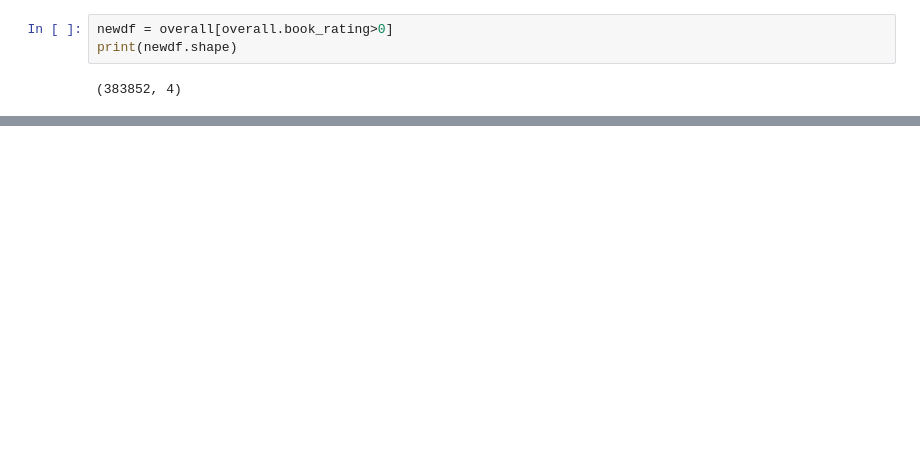
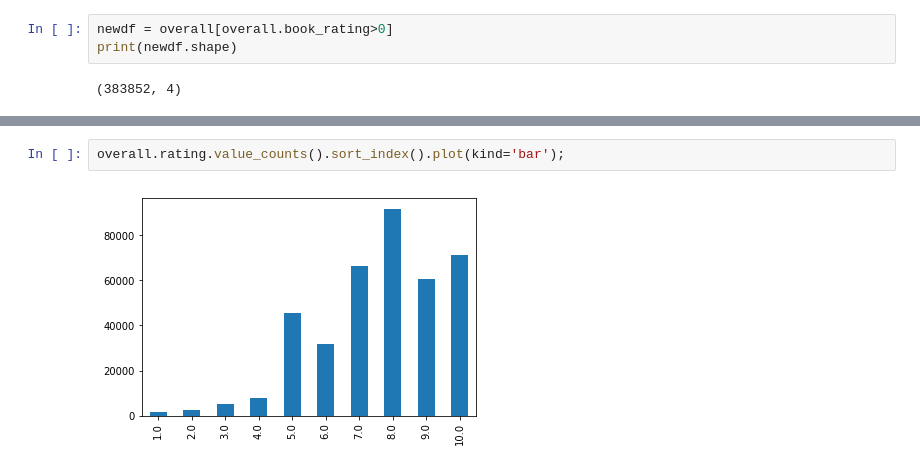
Before and after one commit to tjdharamsi/E4571-Personalisation-Theory-Project, a Jupyter notebook: analysis/get-data.ipynb, the cells around one changed output, grey strips where cells are left out. Cells and saved outputs as stored; diff of their text form; blank space fills up the shorter version.

```diff
--- a/analysis/get-data.ipynb
+++ b/analysis/get-data.ipynb
@@ -125,0 +150,4 @@ print(newdf.shape)
+# %%
+overall.rating.value_counts().sort_index().plot(kind='bar');
+# %% [output]
+[figure, added]
```
Also changed, not shown: parts of 6 cells of this notebook, 11 other files.
